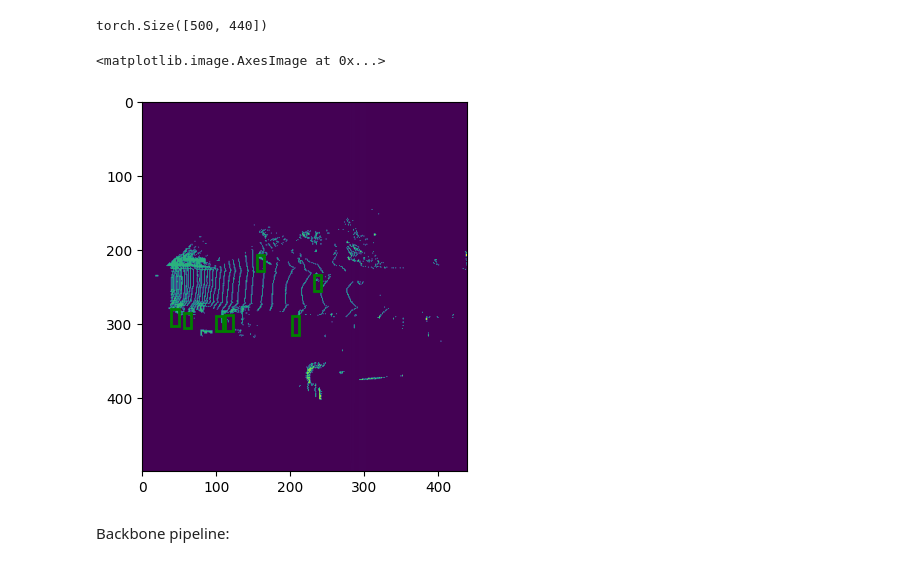
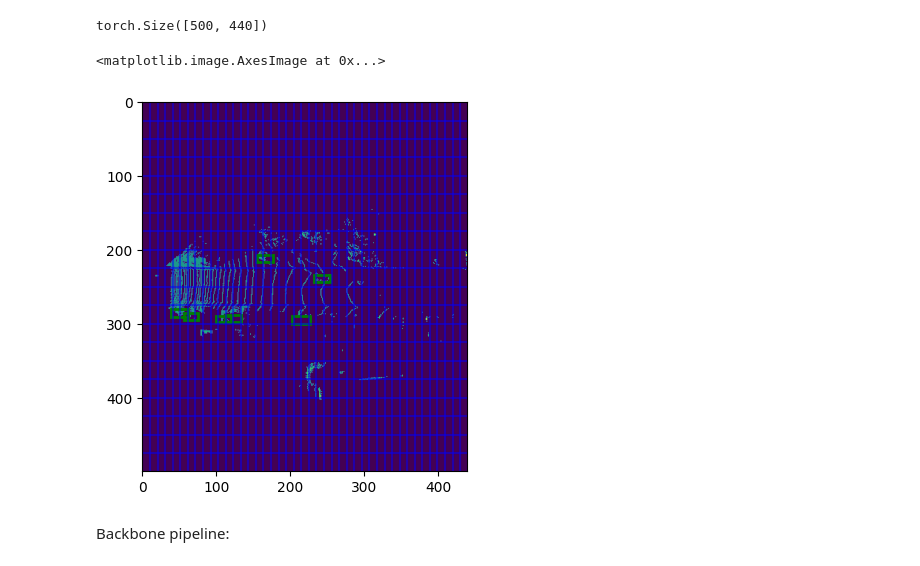
Before and after one commit to YouBotica/PointPillars, a Jupyter notebook: Implementation/PointPillarsNotebook.ipynb, the cells around one changed output. Drawn from its saved outputs; the diff is of its cells as text; code cells hidden in the pictures.

Commit message:
Added visualization for gt and anchors in feature map

```diff
--- a/Implementation/PointPillarsNotebook.ipynb
+++ b/Implementation/PointPillarsNotebook.ipynb
@@ -116,7 +113,7 @@ dataset = PseudoImageDataset(pointcloud_dir=train_pointclouds_dir, device=device
                              max_pillars=MAX_FILLED_PILLARS, x_min=X_MIN, y_min=Y_MIN, z_min=Z_MIN, x_max = X_MAX, y_max=Y_MAX,
                              z_max = Z_MAX, pillar_size=PILLAR_SIZE)
 
-train_loader = DataLoader(dataset, batch_size=1, shuffle=False, collate_fn=collate_batch) # FIXME: Set batch to 4 again
+train_loader = DataLoader(dataset, batch_size=4, shuffle=False, collate_fn=collate_batch) # FIXME: Set batch to 4 again
 
 
 # Iterate through batches:
@@ -136,33 +139,48 @@ torch.Size([500, 440])
 # %%
 pseudo_image.size()
 # Sum over channels for the original features
 pseudo_image_raw = torch.sum(pseudo_image[0, :, :, :], dim=0).detach()#.numpy()
 #plt.imshow(pseudo_image_raw, cmap='gray')
 #plt.title('Features Summed Over Channels')
 
 # TODO: Plot labels on pseudo-image:
 
 '''orig_x, orig_y, orig_z, orig_h, orig_w, orig_l, orig_ry,
 norm_x, norm_y, norm_z, norm_h, norm_w, norm_l, orig_ry  # Note: rotation_y remains the same'''
 
 fig, ax = plt.subplots()
 
-for labels in batched_labels:
-    for gt in labels:
-        x_lims = (0.0, pseudo_image.size()[-1])
-        y_lims = (0.0, pseudo_image.size()[-2])
-        x_anchor = gt[7] - gt[12]/2
-        y_anchor = gt[8] - gt[11]/2
-        height = gt[11]
-        width = gt[12]
-        # (self, x_lims: tuple, y_lims: tuple, x_anchor: float, y_anchor: float, height: float, width: float)
-        box = Box2D(x_lims, y_lims, x_anchor, y_anchor, height, width)
-        ax.add_patch(box.create_marker(color='g'))
+labels = batched_labels[0] # FIXME: This is just the first element of the batch
+
+
+# TODO: Generate anchor objects and anchor grids:
+anchors_list = []
+for anchor_tensor in mapped_anchors: # NOTE: This is regardless of the batch, it is for all the training and testing
+    anchor = Anchor(anchor_tensor[1], anchor_tensor[0])
+    anchor.create_anchor_grid(pseudo_image)
+    anchors_list.append(anchor)
+
+for gt in labels:
+    x_lims = (0.0, pseudo_image.size()[-1])
+    y_lims = (0.0, pseudo_image.size()[-2])
+    x_anchor = gt[7] - gt[12]/2
+    y_anchor = gt[8] - gt[11]/2
+    height = gt[11]
+    width = gt[12]
+    # (self, x_lims: tuple, y_lims: tuple, x_anchor: float, y_anchor: float, height: float, width: float)
+    box = Box2D(x_lims, y_lims, x_anchor, y_anchor, height, width)
+    ax.add_patch(box.create_marker(color='g'))
+
+for x in anchors_list[0].grid_x: #FIXME: Hardcoded anchor and uncomment to visualize anchor grids
+    ax.axvline(x=x, color='b', alpha=0.5)
+
+for y in anchors_list[0].grid_y: # FIXME: Hardcoded anchor
+    ax.axhline(y=y, color='b', alpha=0.5)
 
 ax.imshow(pseudo_image_raw) # Plot batched_image here
 # %% [output]
 <matplotlib.image.AxesImage at 0x...>
-[figure, old version]
+[figure, new version]
 # %%
 # After pillarization and batching, we can start using the GPU:
 device = 'cuda' if torch.cuda.is_available() else 'cpu'
```
Also changed, not shown: parts of 3 cells of this notebook.
